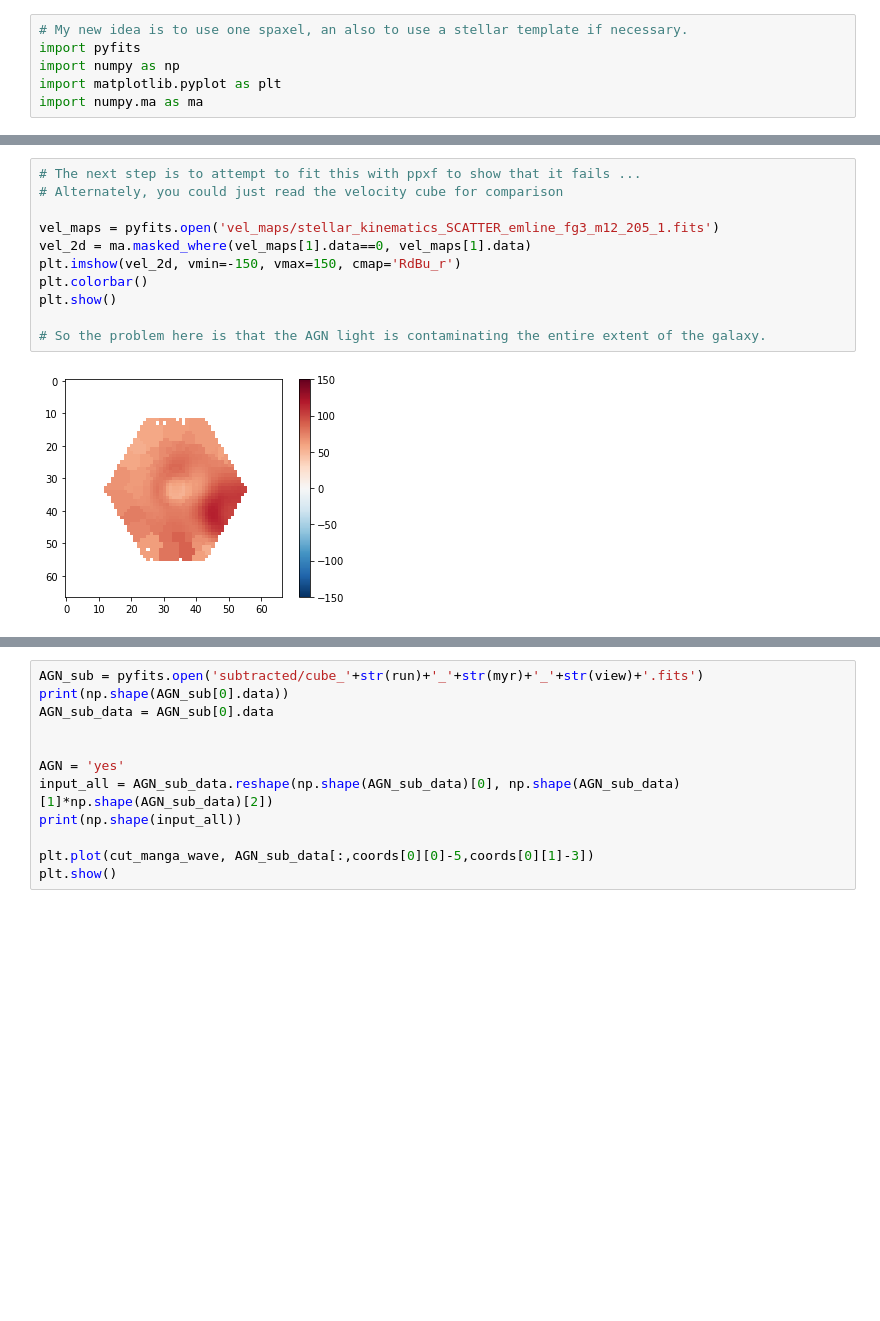
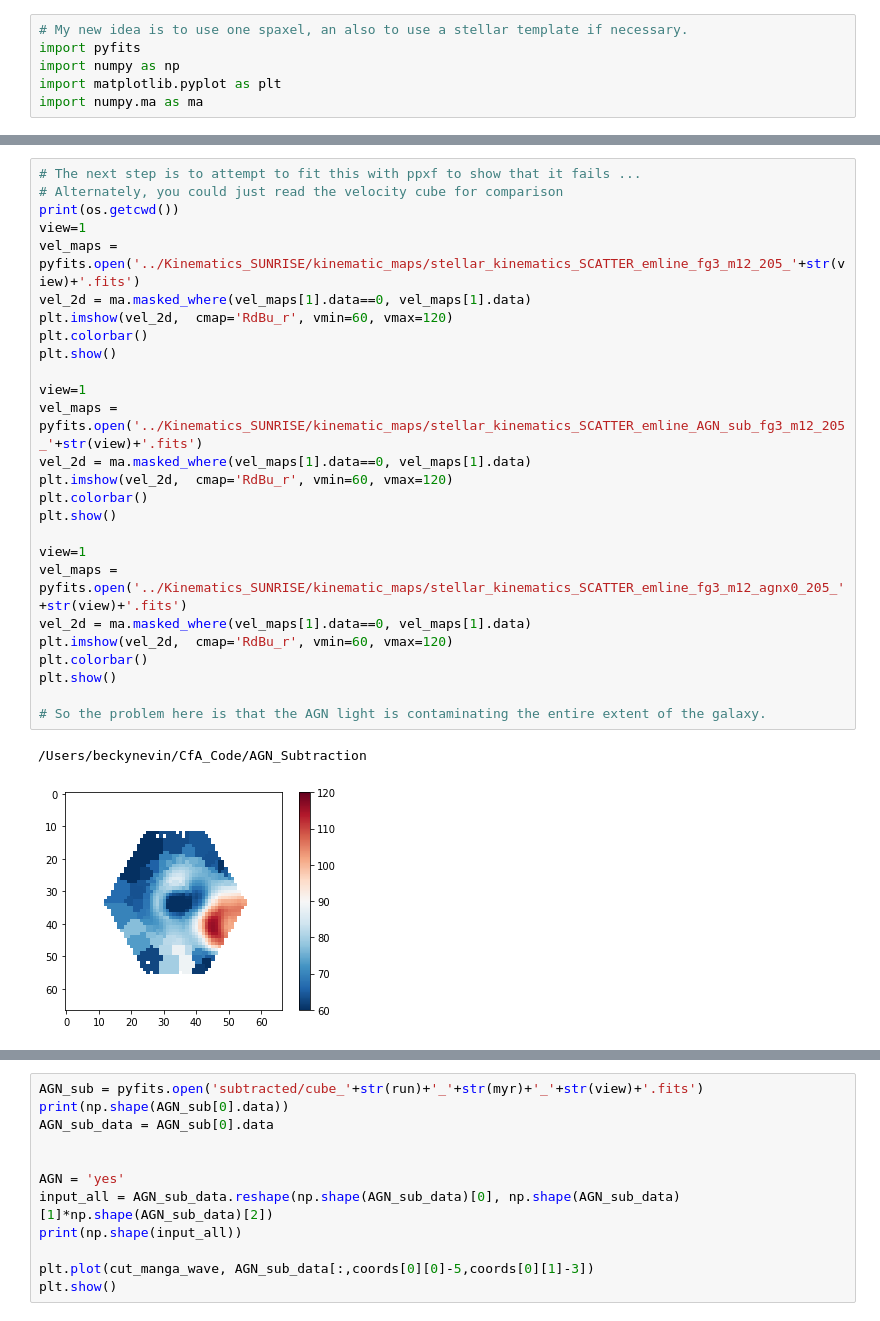
Before and after one commit to beckynevin/AGN_Subtraction, a Jupyter notebook: AGN_Sub.ipynb, the cells around one changed output, grey strips where cells are left out. Cells and saved outputs as stored; diff of their text form; blank space fills up the shorter version.

```diff
--- a/AGN_Sub.ipynb
+++ b/AGN_Sub.ipynb
@@ -77,13 +615,29 @@ coordinates of center 33 34 value 138256.21196998522
 # %%
 # The next step is to attempt to fit this with ppxf to show that it fails ...
 # Alternately, you could just read the velocity cube for comparison
+print(os.getcwd())
+view=1
+vel_maps = pyfits.open('../Kinematics_SUNRISE/kinematic_maps/stellar_kinematics_SCATTER_emline_fg3_m12_205_'+str(view)+'.fits')
+vel_2d = ma.masked_where(vel_maps[1].data==0, vel_maps[1].data)
+plt.imshow(vel_2d,  cmap='RdBu_r', vmin=60, vmax=120)
+plt.colorbar()
+plt.show()
 
-vel_maps = pyfits.open('vel_maps/stellar_kinematics_SCATTER_emline_fg3_m12_205_1.fits')
+view=1
+vel_maps = pyfits.open('../Kinematics_SUNRISE/kinematic_maps/stellar_kinematics_SCATTER_emline_AGN_sub_fg3_m12_205_'+str(view)+'.fits')
 vel_2d = ma.masked_where(vel_maps[1].data==0, vel_maps[1].data)
-plt.imshow(vel_2d, vmin=-150, vmax=150, cmap='RdBu_r')
+plt.imshow(vel_2d,  cmap='RdBu_r', vmin=60, vmax=120)
+plt.colorbar()
+plt.show()
+
+view=1
+vel_maps = pyfits.open('../Kinematics_SUNRISE/kinematic_maps/stellar_kinematics_SCATTER_emline_fg3_m12_agnx0_205_'+str(view)+'.fits')
+vel_2d = ma.masked_where(vel_maps[1].data==0, vel_maps[1].data)
+plt.imshow(vel_2d,  cmap='RdBu_r', vmin=60, vmax=120)
 plt.colorbar()
 plt.show()
 
 # So the problem here is that the AGN light is contaminating the entire extent of the galaxy.
 # %% [output]
+/Users/beckynevin/CfA_Code/AGN_Subtraction
-[figure, old version]
+[figure, new version]
```
Also changed, not shown: parts of 24 cells of this notebook.
